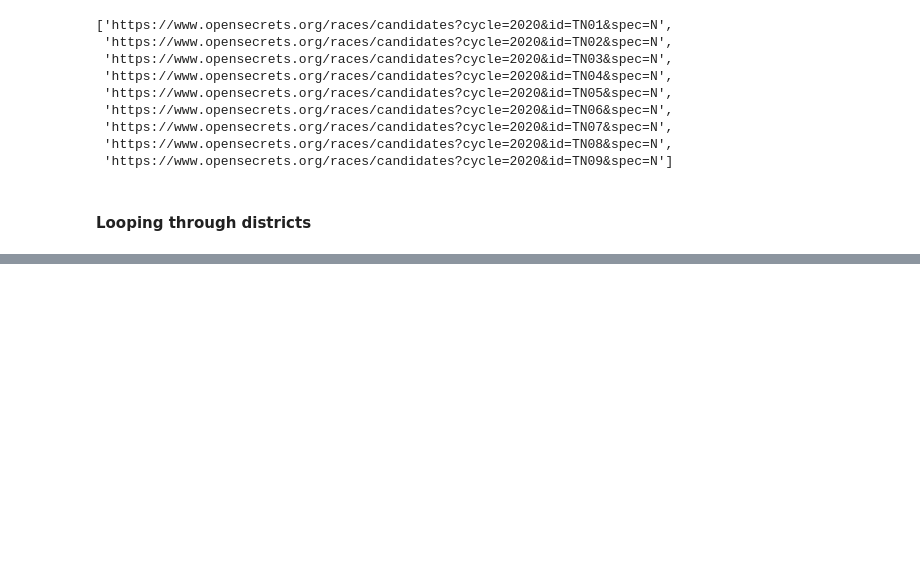
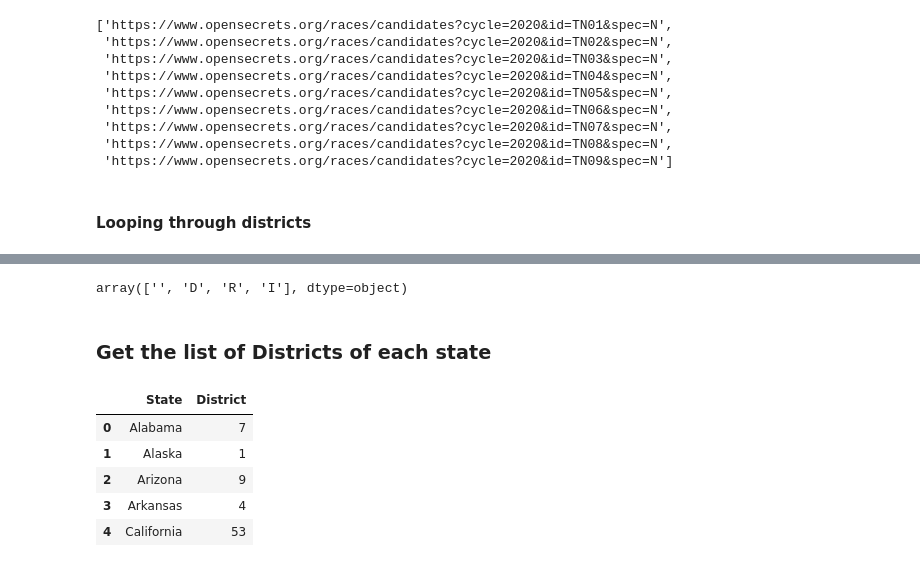
Before and after one commit to nss-data-science-cohort-7/webscraping-open-secrets-bone_scrapers, a Jupyter notebook: notebooks/PS_webscraping-open-secrets.ipynb, the cells around one changed output, grey strips where cells are left out. Saved outputs shown, nothing was run; the diff lists cells and outputs as text; code cells hidden in the pictures; blank space fills up the shorter version.

```diff
--- a/notebooks/PS_webscraping-open-secrets.ipynb
+++ b/notebooks/PS_webscraping-open-secrets.ipynb
@@ -210,0 +223,6 @@ TN_df
+# %%
+TN_df["Affiliation"].unique()
+# %% [output]
+array(['', 'D', 'R', 'I'], dtype=object)
+# %% [markdown]
+### Get the list of Districts of each state
@@ -210,0 +252,9 @@ TN_df
+# %%
+states_df.head()
+# %% [output]
+|  | State | District |
+| 0 | Alabama | 7 |
+| 1 | Alaska | 1 |
+| 2 | Arizona | 9 |
+| 3 | Arkansas | 4 |
+| 4 | California | 53 |
```
Also changed, not shown: parts of 31 cells of this notebook.
